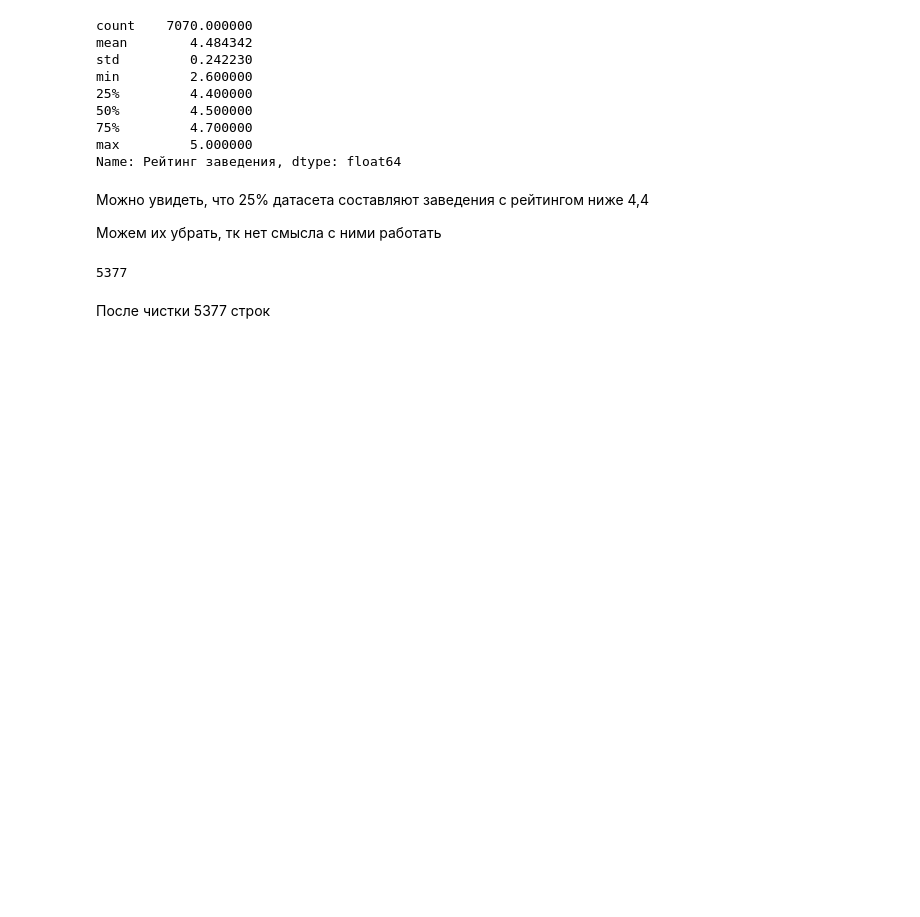
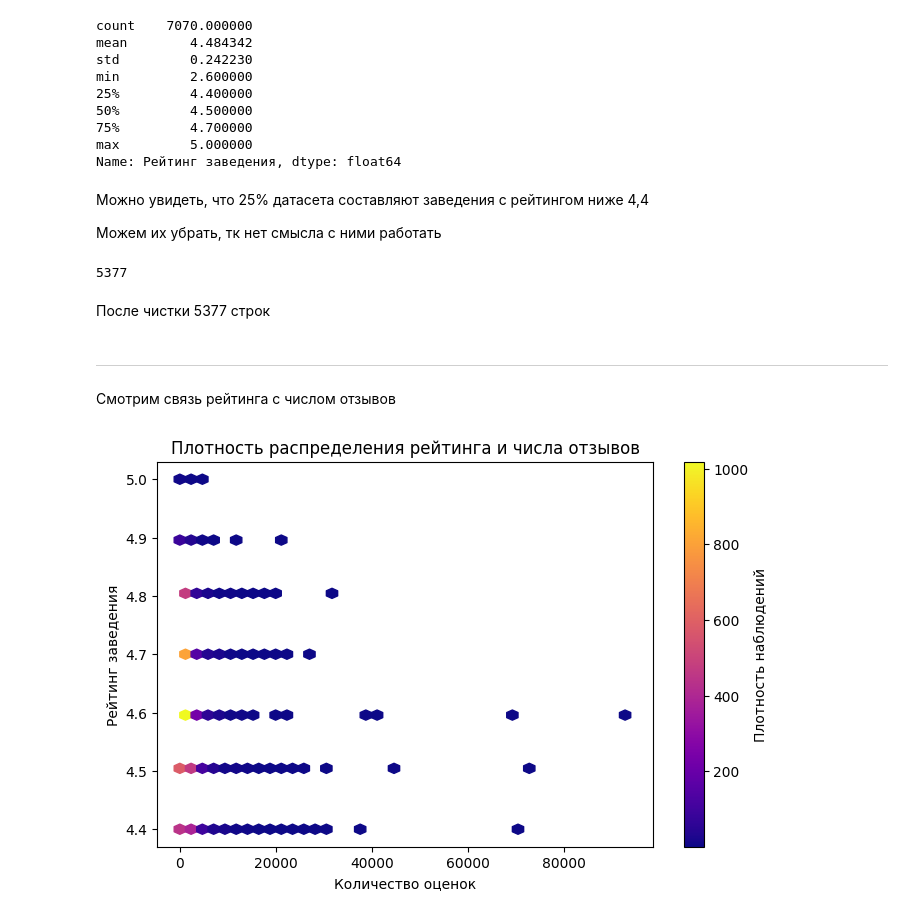
Before and after one commit to gryzunov4ik-create/group_project, a Jupyter notebook: Main_notebook.ipynb, the cells around one changed output. Cells and saved outputs as stored; diff of their text form; code cells hidden in the pictures; blank space fills up the shorter version.

```diff
--- a/Main_notebook.ipynb
+++ b/Main_notebook.ipynb
@@ -198,3 +198,22 @@ len(df)
 5377
 # %% [markdown]
 После чистки 5377 строк
+# %% [markdown]
+
+
+---
+# %% [markdown]
+Смотрим связь рейтинга с числом отзывов
+# %%
+plt.figure(figsize=(8,5))
+
+plt.hexbin(df["Количество оценок"],df["Рейтинг заведения"],gridsize=40,cmap="plasma",mincnt=1)
+plt.colorbar(label="Плотность наблюдений")
+
+plt.xlabel("Количество оценок")
+plt.ylabel("Рейтинг заведения")
+
+plt.title("Плотность распределения рейтинга и числа отзывов")
+plt.show()
+# %% [output]
+[figure, added]
```
Also changed, not shown: parts of 4 cells of this notebook.
